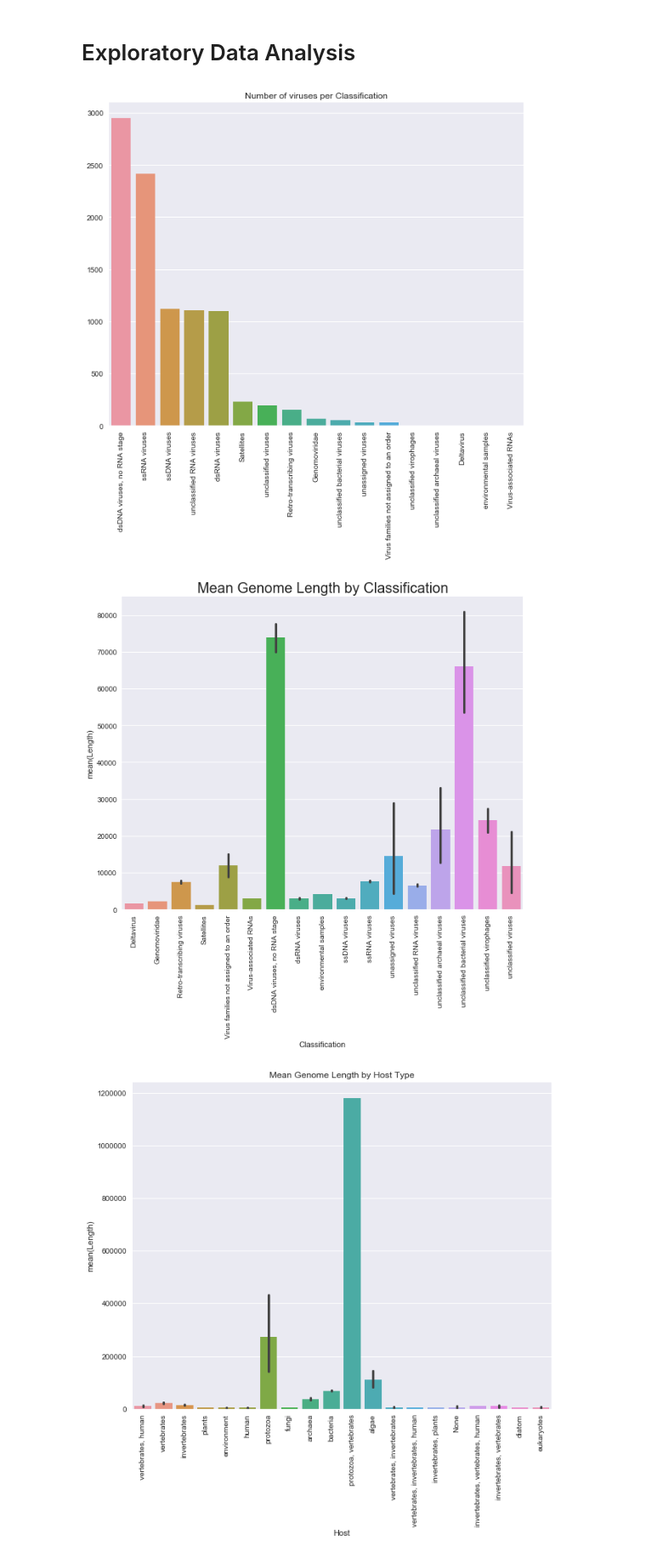
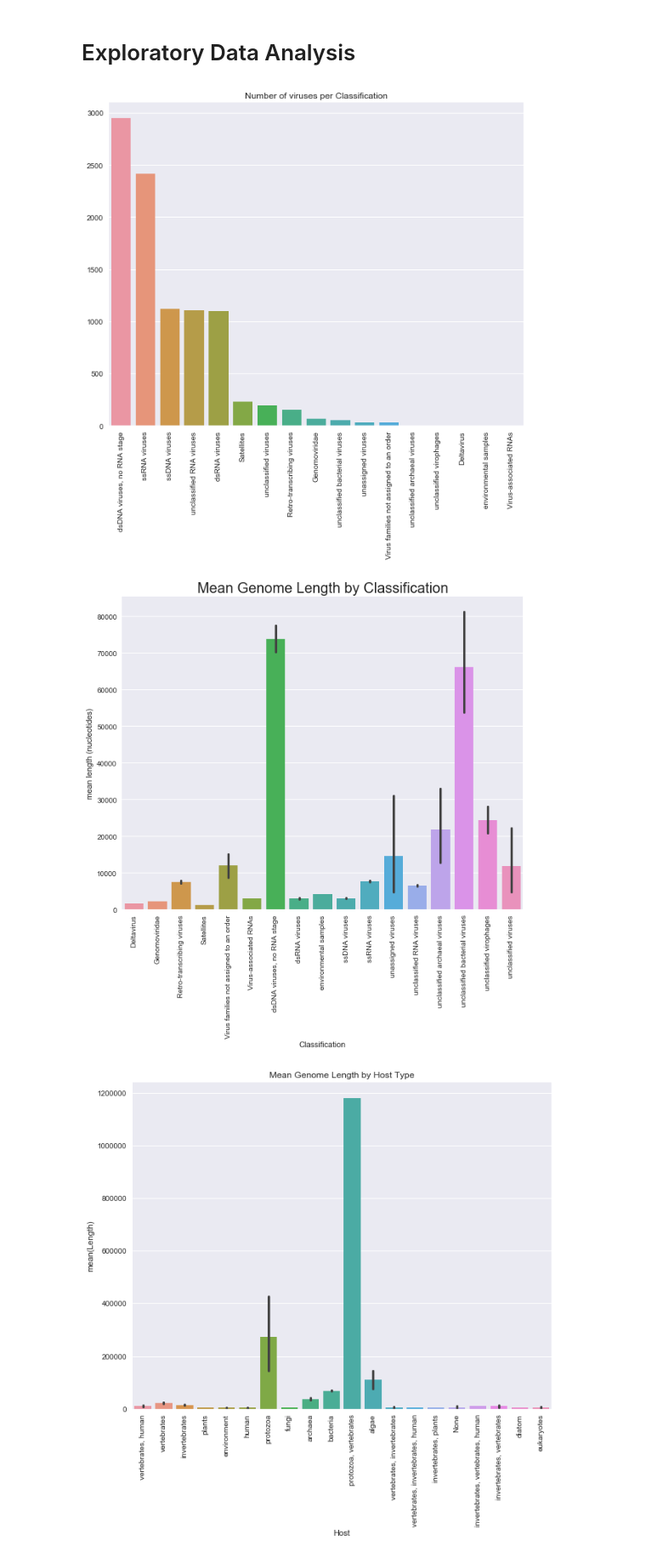
Before and after one commit to qdupupet/Viral-Genomes, a Jupyter notebook: Viral Genomes.ipynb, the cells around one changed output. Shown at 85% size. Saved outputs shown, nothing was run; the diff lists cells and outputs as text; code cells hidden in the pictures.

```diff
--- a/Viral Genomes.ipynb
+++ b/Viral Genomes.ipynb
@@ -6,7 +6,7 @@ import numpy as np
 
 %matplotlib inline
 # %%
-genomes = pd.read_csv('viral_genomes.csv')
+genomes = pd.read_csv('final_viral_genomes.csv')
 # %%
 genomes.rename(columns = {'Genome': 'Name'}, inplace = True)
 # %%
@@ -105,16 +82,17 @@ for item in virus_count_bar.get_xticklabels():
 plt.title('Number of viruses per Classification')
 None
 # %% [output]
-[figure, old version]
+[figure, new version]
 # %%
 plt.figure(figsize = (10,8))
 class_length_bar = sns.barplot(genomes['Classification'], genomes['Length'])
 for item in class_length_bar.get_xticklabels():
     item.set_rotation(90)
 plt.title('Mean Genome Length by Classification', fontsize=20)
+plt.ylabel('mean length (nucleotides)')
 None
 # %% [output]
-[figure, old version]
+[figure, new version]
 # %%
 plt.figure(figsize = (10,8))
 type_length_bar = sns.barplot(genomes['Host'], genomes['Length'])
```
Also changed, not shown: parts of 6 cells of this notebook, 2 other files.
